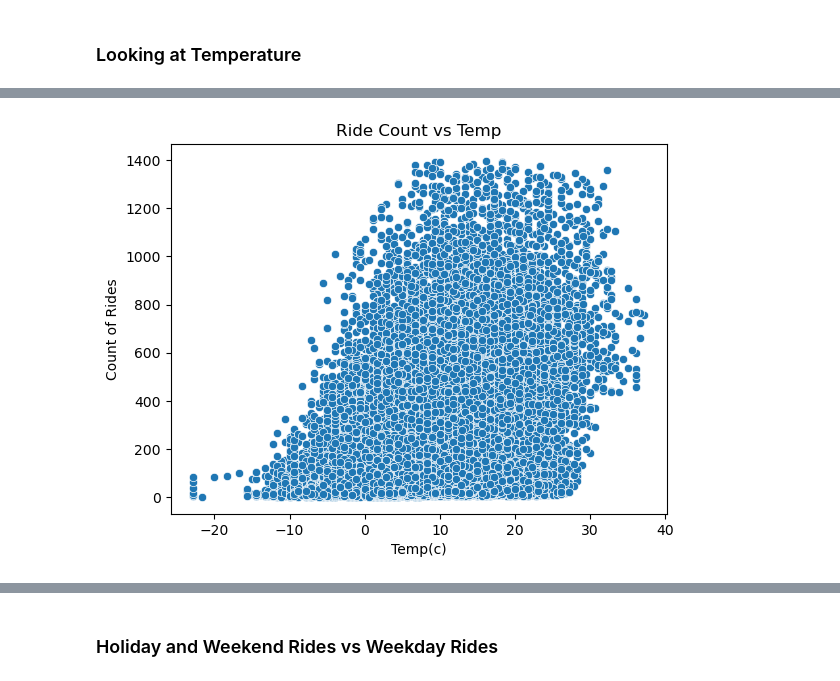
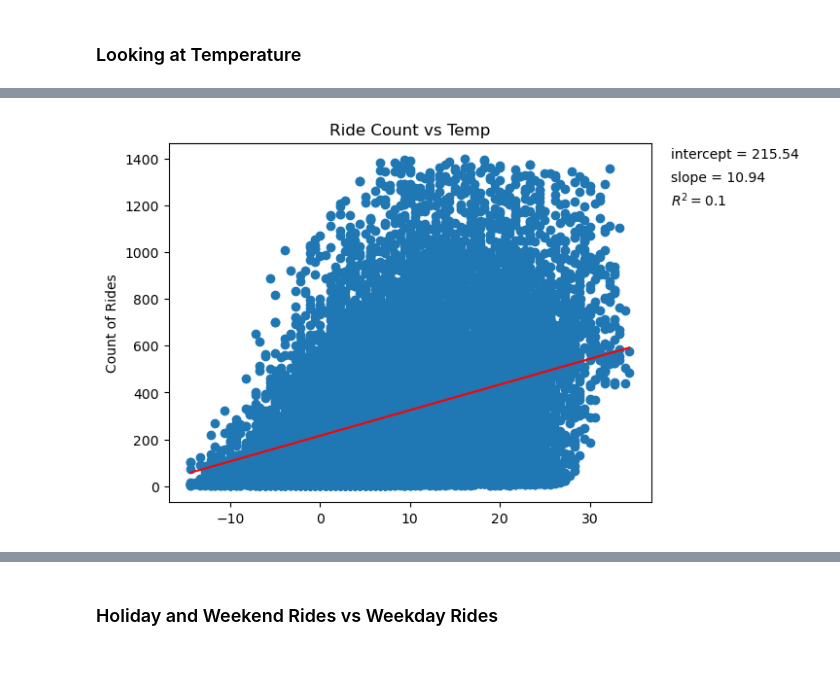
Before and after one commit to ktvella/Blue-Bikes-Analytics-Project, a Jupyter notebook: Blue Bike Analysis.ipynb, the cells around one changed output, grey strips where cells are left out. Drawn from its saved outputs; the diff is of its cells as text; code cells hidden in the pictures.

```diff
--- a/Blue Bike Analysis.ipynb
+++ b/Blue Bike Analysis.ipynb
@@ -203,0 +207,7 @@ plt.show()
+# %%
+bluebike_data = bluebike_data[bluebike_data["Temp(c)"]>-15]
+bluebike_data = bluebike_data[bluebike_data["Temp(c)"]<35]
+plt.figure()
+sns.boxplot(bluebike_data["Temp(c)"])
+plt.title("Temperature Updated")
+plt.show()
@@ -279,8 +318,33 @@ plt.show()
 # %%
-plt.figure()
-sns.scatterplot(y = bluebike_data["count"], x=bluebike_data["Temp(c)"])
+x= bluebike_data["Temp(c)"]
+x = np.array(x).reshape((-1, 1))
+y = bluebike_data["count"]
+model = LinearRegression()
+model.fit(x, y)
+
+#calculate r2, coefficient and intercept
+r2= model.score(x, y)
+coefficients = model.coef_
+intercept = model.intercept_
+
+fig, ax = plt.subplots()
+ax.scatter(bluebike_data["Temp(c)"], bluebike_data["count"])
+
+num = len(bluebike_data)
+start = bluebike_data["Temp(c)"].min()
+end =  bluebike_data["Temp(c)"].max()
+xseq = np.linspace(start, end, num = num)
+ax.plot(xseq, intercept+coefficients[0]*xseq, color="red")
+
+beta0 = r'intercept = '+str(round(intercept, 2))
+ax.text(39, 1400, beta0, fontsize = 10)
+beta1 = r'slope = '+str(round(coefficients[0], 2))
+ax.text(39, 1300, beta1, fontsize = 10)
+r_squared = r"$R ^2 = $" + str(round(r2, 2))
+ax.text(39, 1200, r_squared, fontsize = 10)
+
 plt.ylabel("Count of Rides")
 plt.title("Ride Count vs Temp")
 plt.show()
 # %% [output]
-[figure, old version]
+[figure, new version]
```
Also changed, not shown: parts of 21 cells of this notebook.
